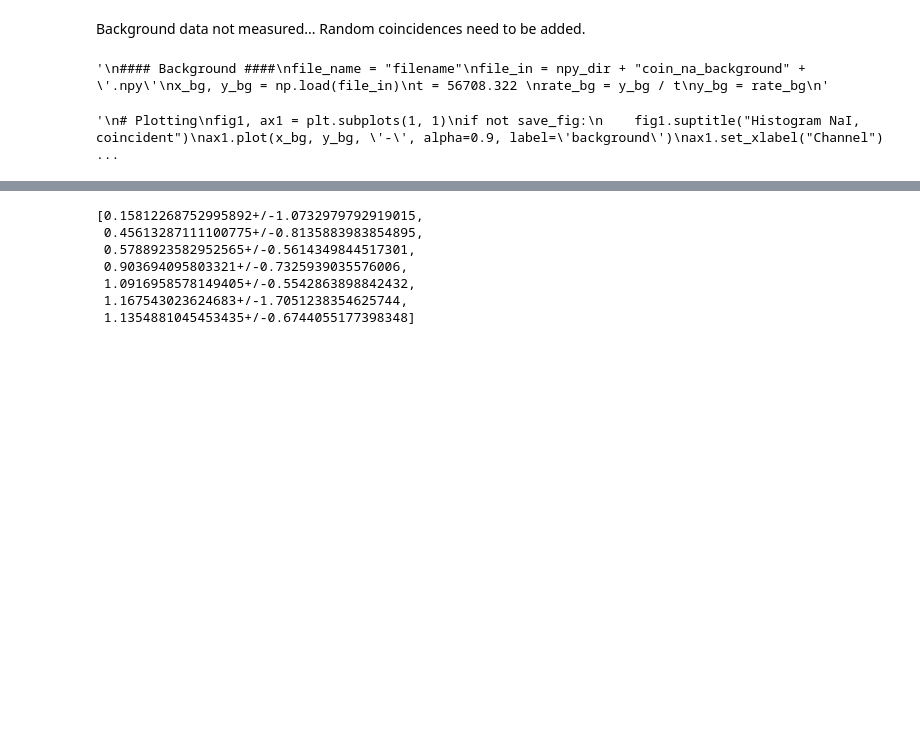
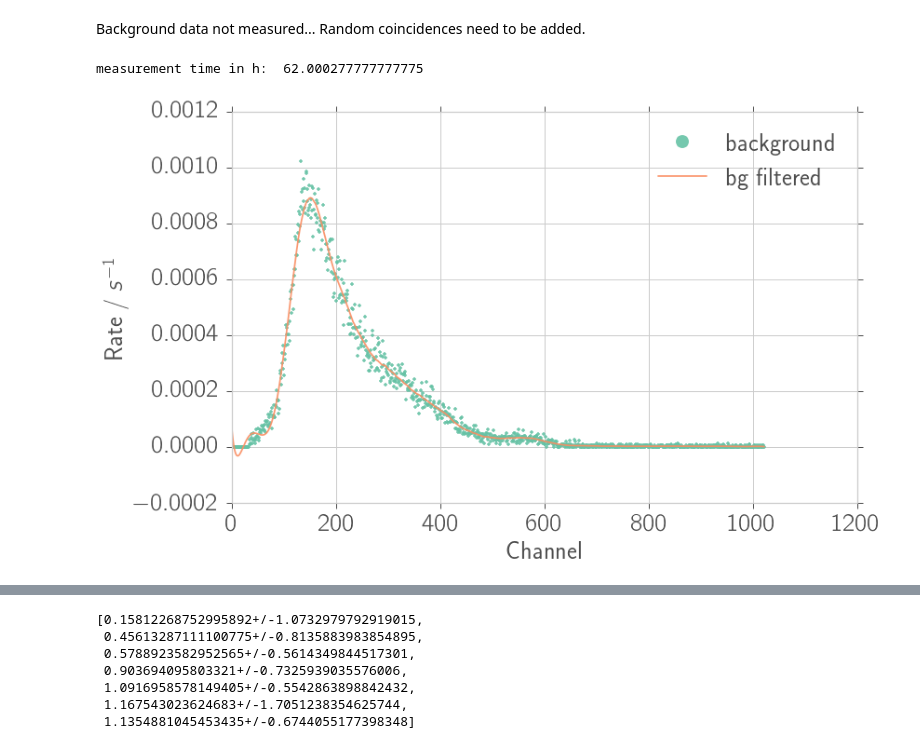
Before and after one commit to Bondzio/fp, a Jupyter notebook: compton/analysis/energy_conservation.ipynb, the cells around one changed output, grey strips where cells are left out. Cells and saved outputs as stored; diff of their text form; code cells hidden in the pictures; blank space fills up the shorter version.

```diff
--- a/compton/analysis/energy_conservation.ipynb
+++ b/compton/analysis/energy_conservation.ipynb
@@ -426,37 +432,55 @@ for i in zip(theta_ps, fit_boundaries, p0):
 ## $^{137}$Cs Sample at various angles, NaI (photons)
 # %% [markdown]
 Background data not measured... Random coincidences need to be added.
-# %%
-'''
-#### Background ####
-file_name = "filename"
-file_in = npy_dir + "coin_na_background" + '.npy'
-x_bg, y_bg = np.load(file_in)
-t = 56708.322
-rate_bg = y_bg / t
-y_bg = rate_bg
-'''
-# %% [output]
-'\n#### Background ####\nfile_name = "filename"\nfile_in = npy_dir + "coin_na_background" + \'.npy\'\nx_bg, y_bg = np.load(file_in)\nt = 56708.322 \nrate_bg = y_bg / t\ny_bg = rate_bg\n'
+# %%
+def rebin(y):
+    # Rebinning: 1/16 of number of bins
+    z = y[:-14] # last 14 bins are dropped to obtain a len(z) as a multiple of 16
+    z = z.reshape([len(z) / 16, 16])
+    z = np.sum(z, axis=1)
+    return z
+
+def get_rates(file_name):
+    # get data
+    file_in = npy_dir + file_name + '.npy'
+    y = np.load(file_in)
+    y_e = un.uarray(y, np.maximum(1, np.sqrt(y)))
+    # get time
+    file_in_mcd = data_dir + file_name + '.TKA'
+    f = open(file_in_mcd)
+    settings = f.read()
+    f.close()
+    lines = settings.split('\n')
+    t = np.float(lines[1])   # livetime is written in line 1...
+    print('measurement time in h: ', t/3600)
+    y_e = y_e / t      # counts to rates
+    return  y_e
 # %%
-'''
+#### Background ####
+file_name = "coin_na_background"
+y_bg_e = get_rates(file_name)
+y_bg_e = rebin(y_bg_e)      # Rebinning: 1/16 of number of bins
+y_bg = nom(y_bg_e)          # nominal values
+y_bg_fil = sav(y_bg, 201, 7)# filtered
+x_bg = np.arange(len(y_bg)) # channel
+
 # Plotting
 fig1, ax1 = plt.subplots(1, 1)
 if not save_fig:
     fig1.suptitle("Histogram NaI, coincident")
-ax1.plot(x_bg, y_bg, '-', alpha=0.9, label='background')
+ax1.plot(x_bg, y_bg, '.', alpha=0.9, label='background')
+ax1.plot(x_bg, y_bg_fil, '-', alpha=0.9, label='bg filtered')
 ax1.set_xlabel("Channel")
 ax1.set_ylabel("Rate / $s^{-1}$")
-ax1.set_xlim(0, 1000)
+#ax1.set_xlim(0, 1000)
 #ax1.set_ylim(0, 0.025)
 ax1.legend(loc=1)
 ax1.grid(True)
 #ax1.set_yscale("log", nonposy='clip')
-if show_fig:
-    fig1.show()
+
 if save_fig:
     fig1.savefig(fig_dir + file_name + ".pdf")
     fig1.savefig(fig_dir + file_name + ".png")
-'''
 # %% [output]
-'\n# Plotting\nfig1, ax1 = plt.subplots(1, 1)\nif not save_fig:\n    fig1.suptitle("Histogram NaI, coincident")\nax1.plot(x_bg, y_bg, \'-\', alpha=0.9, label=\'background\')\nax1.set_xlabel("Channel") ...
+measurement time in h:  62.000277777777775
+[figure, added]
```
Also changed, not shown: parts of 5 cells of this notebook, 41 other files.
